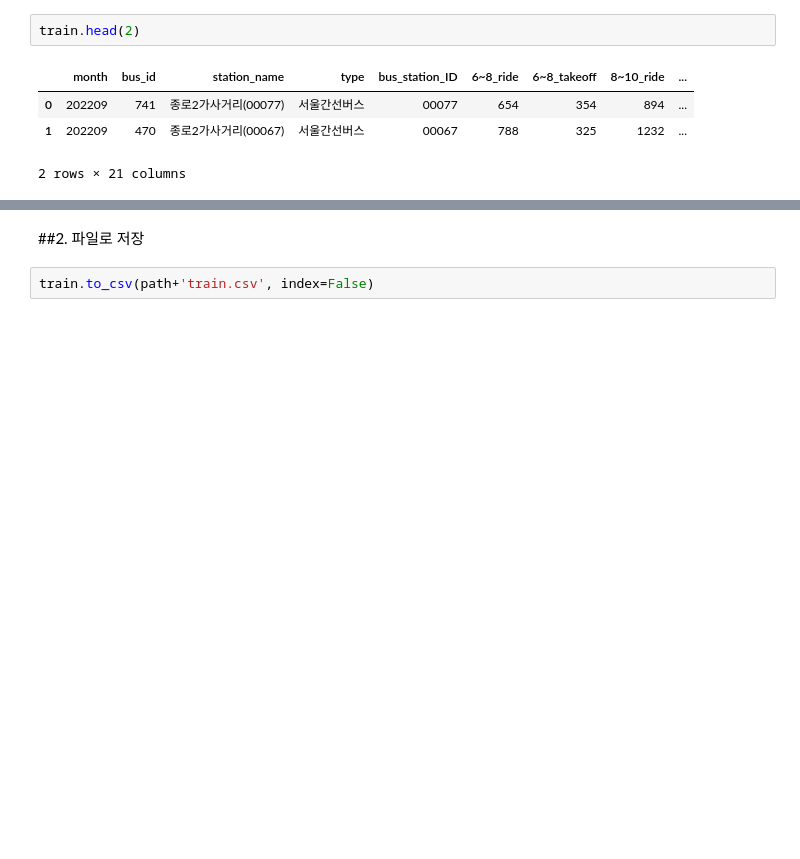
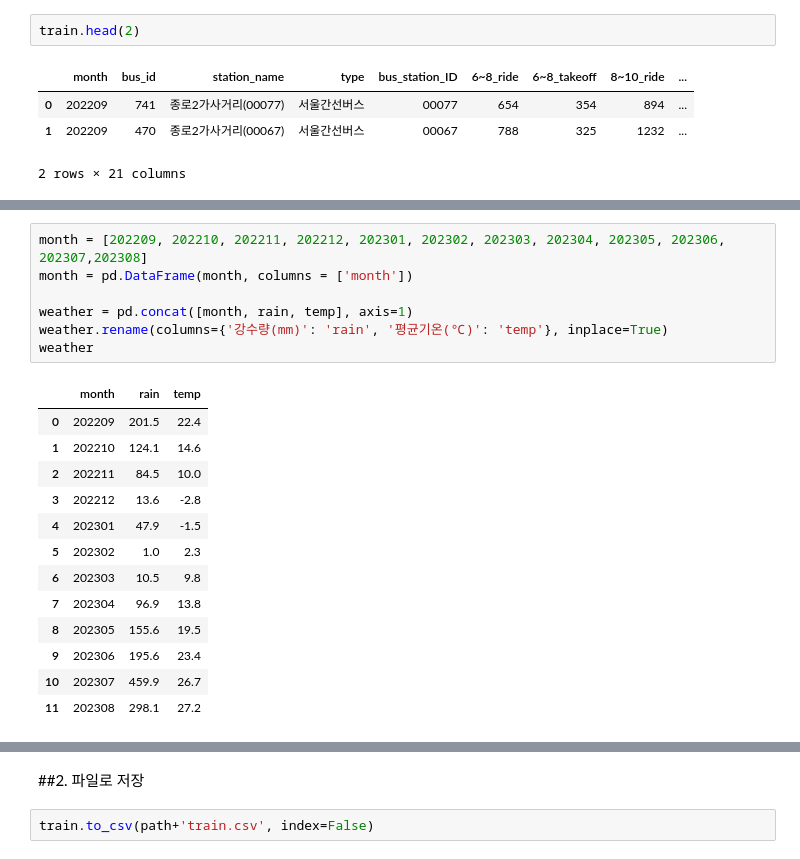
Before and after one commit to gchaewon/Euron5th_BusTayo, a Jupyter notebook: preprocessing_train.ipynb, the cells around one changed output, grey strips where cells are left out. Drawn from its saved outputs; the diff is of its cells as text; blank space fills up the shorter version.

```diff
--- a/preprocessing_train.ipynb
+++ b/preprocessing_train.ipynb
@@ -203,0 +246,21 @@ train.head(2)
+# %%
+month = [202209, 202210, 202211, 202212, 202301, 202302, 202303, 202304, 202305, 202306, 202307,202308]
+month = pd.DataFrame(month, columns = ['month'])
+
+weather = pd.concat([month, rain, temp], axis=1)
+weather.rename(columns={'강수량(mm)': 'rain', '평균기온(℃)': 'temp'}, inplace=True)
+weather
+# %% [output]
+|  | month | rain | temp |
+| 0 | 202209 | 201.5 | 22.4 |
+| 1 | 202210 | 124.1 | 14.6 |
+| 2 | 202211 | 84.5 | 10.0 |
+| 3 | 202212 | 13.6 | -2.8 |
+| 4 | 202301 | 47.9 | -1.5 |
+| 5 | 202302 | 1.0 | 2.3 |
+| 6 | 202303 | 10.5 | 9.8 |
+| 7 | 202304 | 96.9 | 13.8 |
+| 8 | 202305 | 155.6 | 19.5 |
+| 9 | 202306 | 195.6 | 23.4 |
+| 10 | 202307 | 459.9 | 26.7 |
+| 11 | 202308 | 298.1 | 27.2 |
```
Also changed, not shown: parts of 4 cells of this notebook.
